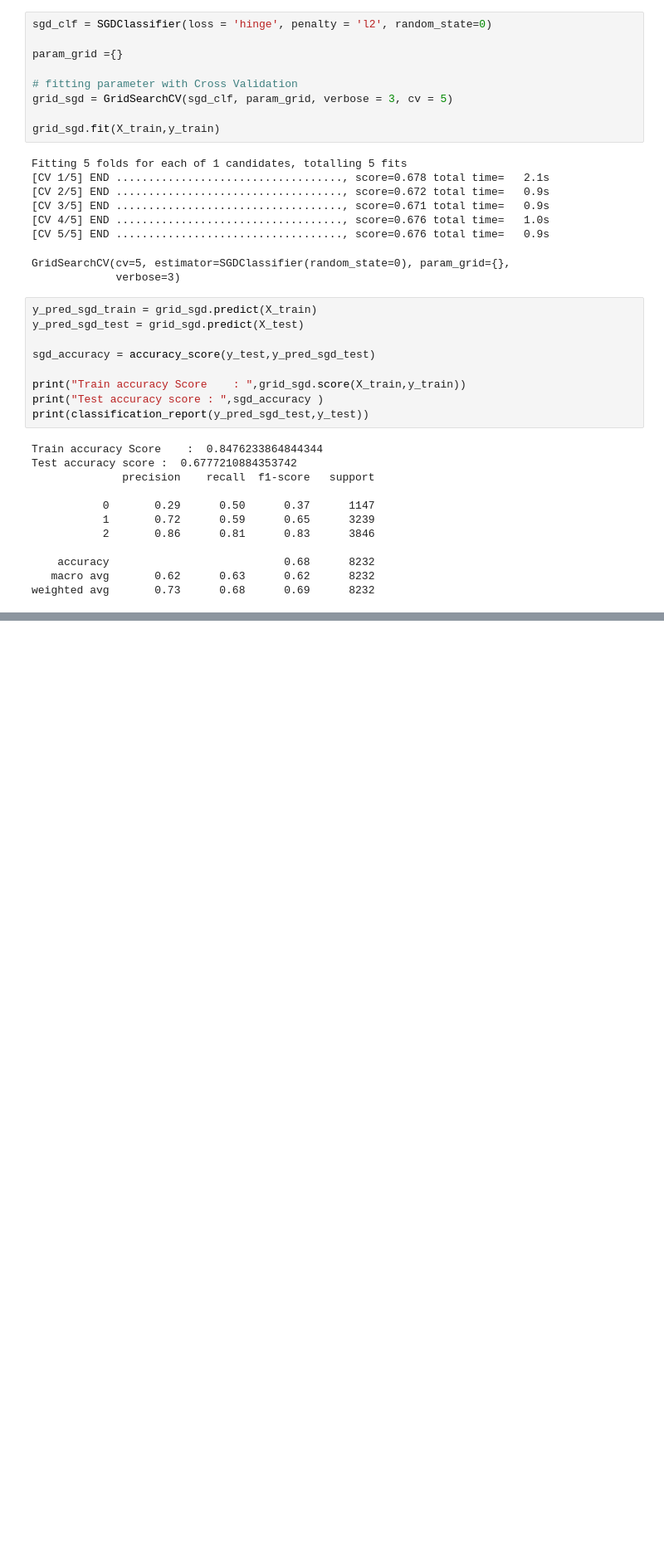
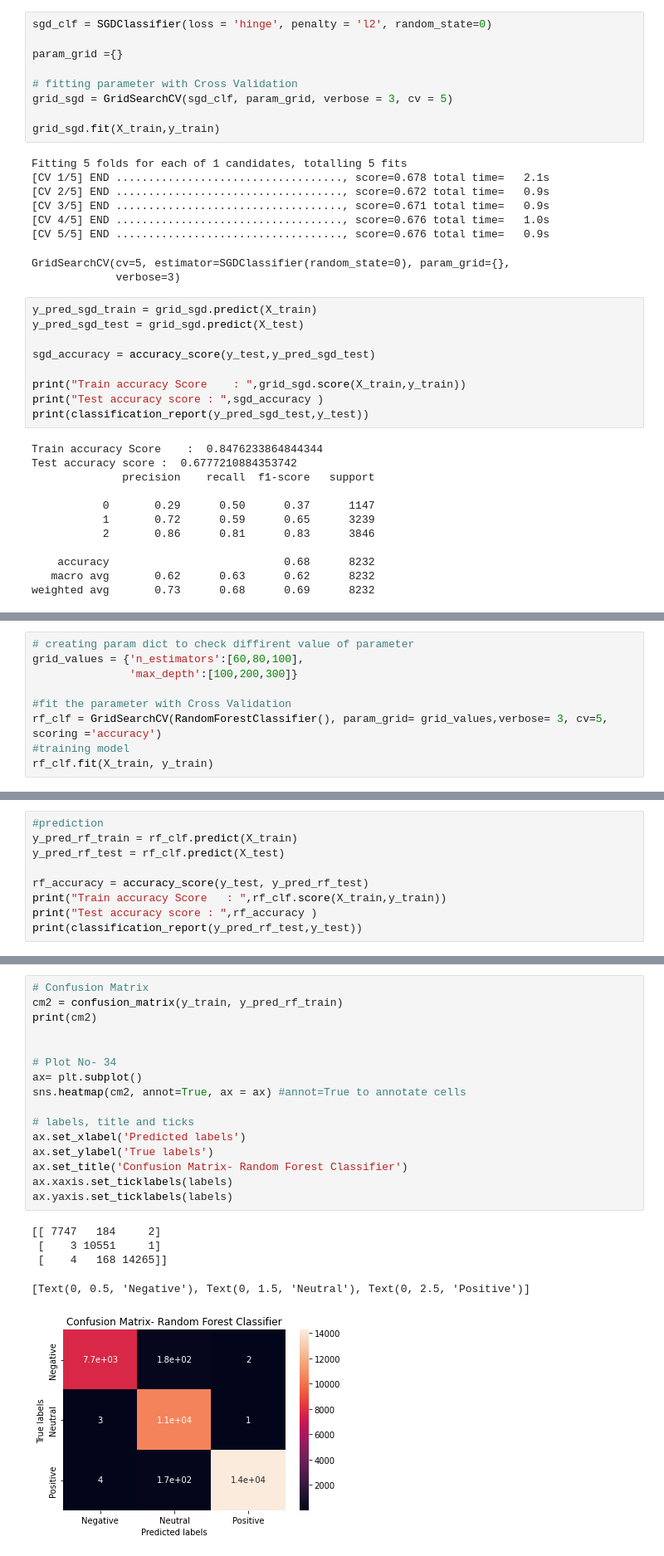
Before and after one commit to Nikkiie/Covid-tweet-sentiment-analysis-Classification, a Jupyter notebook: Covid_19_Tweet_Analysis.ipynb, the cells around one changed output, grey strips where cells are left out. Shown at 83% size. Saved outputs shown, nothing was run; the diff lists cells and outputs as text; blank space fills up the shorter version.

```diff
--- a/Covid_19_Tweet_Analysis.ipynb
+++ b/Covid_19_Tweet_Analysis.ipynb
@@ -1010,0 +1031,9 @@ weighted avg       0.73      0.68      0.69      8232
+# %%
+# creating param dict to check diffirent value of parameter
+grid_values = {'n_estimators':[60,80,100],
+               'max_depth':[100,200,300]}
+
+#fit the parameter with Cross Validation
+rf_clf = GridSearchCV(RandomForestClassifier(), param_grid= grid_values,verbose= 3, cv=5, scoring ='accuracy')
+#training model
+rf_clf.fit(X_train, y_train)
@@ -1010,0 +1068,9 @@ weighted avg       0.73      0.68      0.69      8232
+# %%
+#prediction
+y_pred_rf_train = rf_clf.predict(X_train)
+y_pred_rf_test = rf_clf.predict(X_test)
+
+rf_accuracy = accuracy_score(y_test, y_pred_rf_test)
+print("Train accuracy Score   : ",rf_clf.score(X_train,y_train))
+print("Test accuracy score : ",rf_accuracy )
+print(classification_report(y_pred_rf_test,y_test))
@@ -1010,0 +1089,22 @@ weighted avg       0.73      0.68      0.69      8232
+# %%
+# Confusion Matrix
+cm2 = confusion_matrix(y_train, y_pred_rf_train)
+print(cm2)
+
+
+# Plot No- 34
+ax= plt.subplot()
+sns.heatmap(cm2, annot=True, ax = ax) #annot=True to annotate cells
+
+# labels, title and ticks
+ax.set_xlabel('Predicted labels')
+ax.set_ylabel('True labels')
+ax.set_title('Confusion Matrix- Random Forest Classifier')
+ax.xaxis.set_ticklabels(labels)
+ax.yaxis.set_ticklabels(labels)
+# %% [output]
+[[ 7747   184     2]
+ [    3 10551     1]
+ [    4   168 14265]]
+[Text(0, 0.5, 'Negative'), Text(0, 1.5, 'Neutral'), Text(0, 2.5, 'Positive')]
+[figure, added]
```
Also changed, not shown: parts of 10 cells of this notebook.
